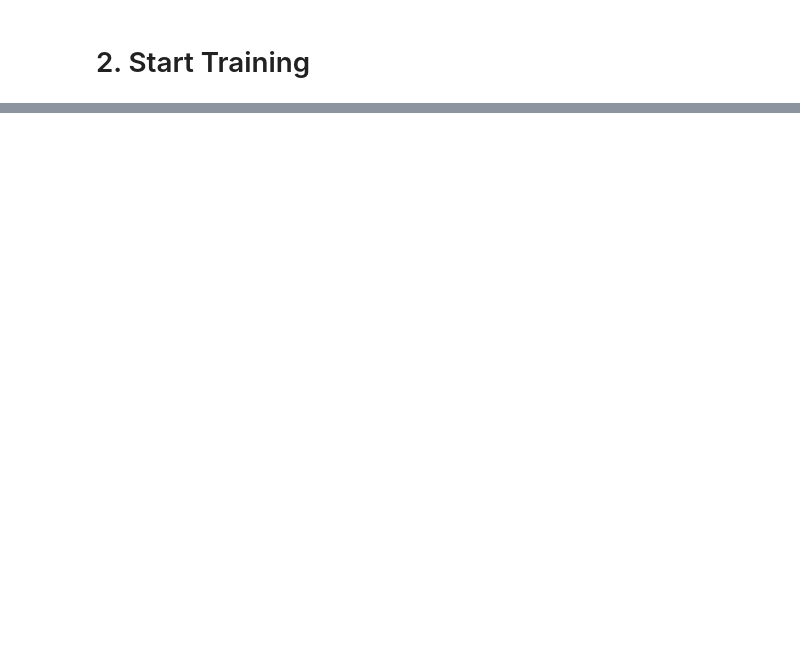
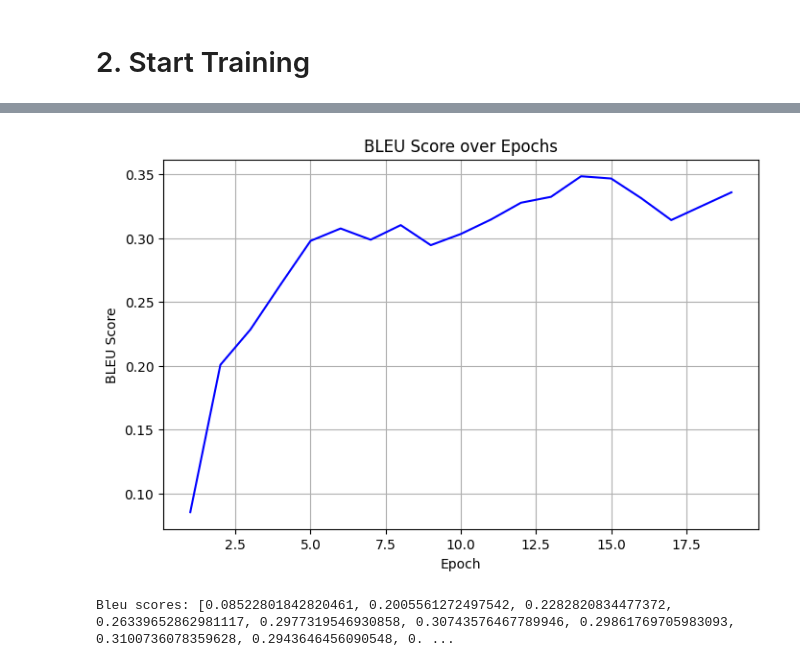
Before and after one commit to phoeurnkimhor/khmer-style-transfer, a Jupyter notebook: notebooks/03-fine-tuning.ipynb, the cells around one changed output, grey strips where cells are left out. Saved outputs shown, nothing was run; the diff lists cells and outputs as text; code cells hidden in the pictures; blank space fills up the shorter version.

Commit message:
new train

```diff
--- a/notebooks/03-fine-tuning.ipynb
+++ b/notebooks/03-fine-tuning.ipynb
@@ -21,0 +26,6 @@ df
+# %%
+df = pd.read_csv('/kaggle/input/normal-royal/normal-royal - nice(1).csv')
+df.drop(columns=['Unnamed: 0'], inplace=True)
+df.rename(columns={"Normal Khmer (សាមញ្ញ)": "normal", "Royal Khmer (រាជស័ព្ទ)": "royal"}, inplace=True)
+df.dropna(inplace=True)
+df
@@ -59,5 +68,5 @@ def sentence_to_char_indices(sentence, vocab):
     chars = list(sentence)
     return [vocab["<sos>"]] + [vocab.get(c, vocab["<unk>"]) for c in chars] + [vocab["<eos>"]]
 
-df['input_ids'] = df['normal'].apply(lambda s: sentence_to_char_indices(s, vocab))
-df['target_ids'] = df['royal'].apply(lambda s: sentence_to_char_indices(s, vocab))
+df['input_ids'] = df['normal'].apply(lambda s: sentence_to_char_indices(s, stoi))
+df['target_ids'] = df['royal'].apply(lambda s: sentence_to_char_indices(s, stoi))
@@ -222,0 +126,18 @@ def get_batches(inputs, targets, batch_size):
+# %%
+checkpoint = torch.load("/kaggle/input/pt-lstm/pytorch/default/1/best_autoencoder.pt", map_location="cpu")
+stoi = checkpoint["stoi"]
+itos = checkpoint["itos"]
+
+def decode_ids_to_text(ids, itos, remove_special_tokens=True):
+    """Convert a list of token IDs back into readable text."""
+    tokens = [itos[i] for i in ids if i in itos]
+
+    if remove_special_tokens:
+        tokens = [t for t in tokens if t not in ("<sos>", "<eos>", "<pad>", "<unk>")]
+
+    return "".join(tokens)
+
+ids = train_df['target_ids'][21]
+print(ids)
+decoded_text = decode_ids_to_text(ids, itos)
+print(decoded_text)
@@ -428,0 +345,19 @@ Predicted royal text:  មានព្រះរាជហឫទ័យយាងទ
+# %%
+import matplotlib.pyplot as plt
+
+epochs = [x['epoch'] for x in bleu_list]
+bleu_scores = [x['bleu'] for x in bleu_list]
+
+plt.figure(figsize=(8,5))
+plt.plot(epochs, bleu_scores, linestyle='-', color='b')
+plt.title("BLEU Score over Epochs")
+plt.xlabel("Epoch")
+plt.ylabel("BLEU Score")
+plt.grid(True)
+plt.show()
+# %% [output]
+[figure, added]
+# %%
+print(f"Bleu scores: {bleu_scores}")
+# %% [output]
+Bleu scores: [0.08522801842820461, 0.2005561272497542, 0.2282820834477372, 0.26339652862981117, 0.2977319546930858, 0.30743576467789946, 0.29861769705983093, 0.3100736078359628, 0.2943646456090548, 0. ...
```
Also changed, not shown: parts of 22 cells of this notebook, 1 other file.
